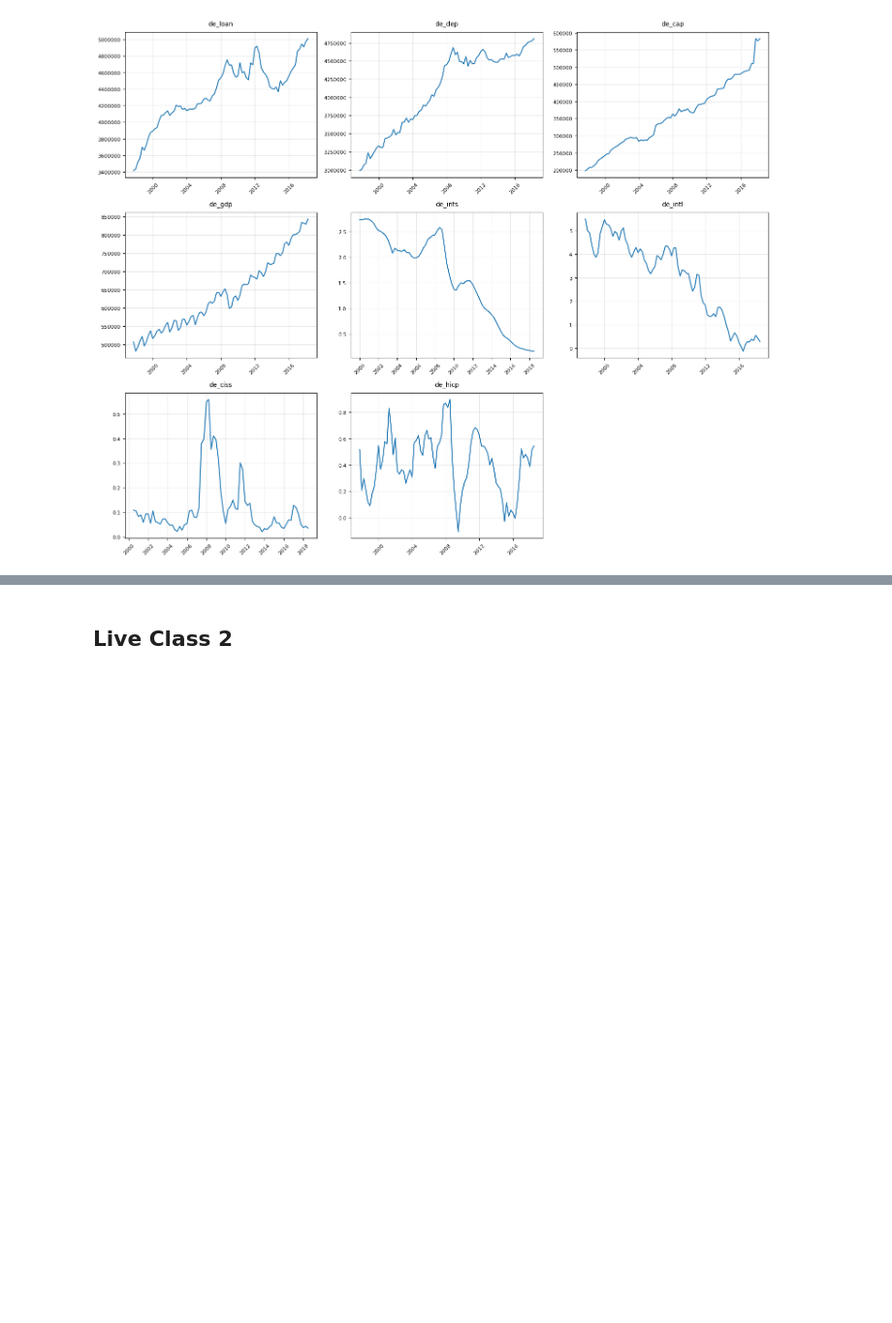
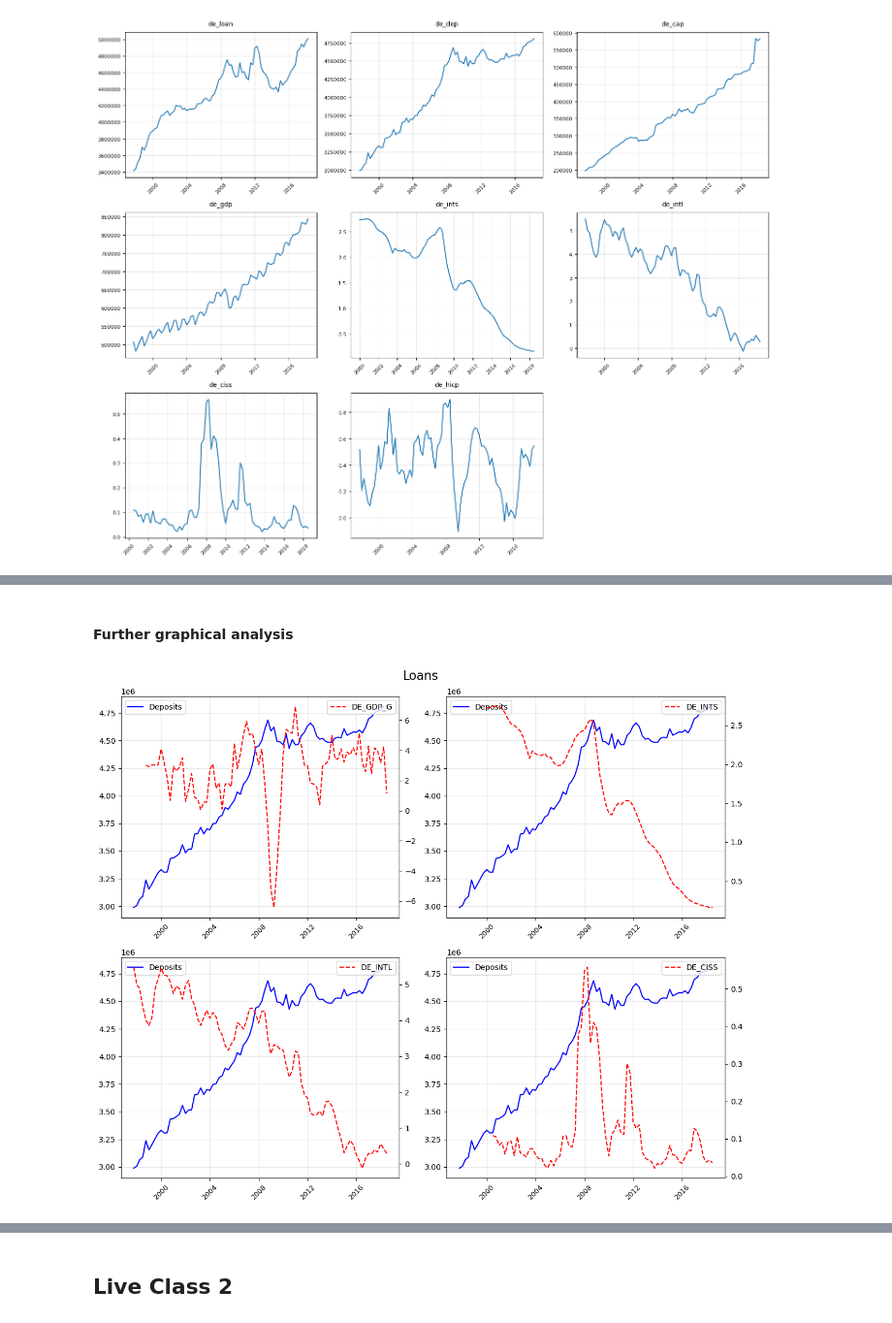
Before and after one commit to hugobrrss/FBF, a Jupyter notebook: FBF_TimeSeries_LiveClasses.ipynb, the cells around one changed output, grey strips where cells are left out. Shown at 97% size. Saved outputs shown, nothing was run; the diff lists cells and outputs as text; code cells hidden in the pictures; blank space fills up the shorter version.

```diff
--- a/FBF_TimeSeries_LiveClasses.ipynb
+++ b/FBF_TimeSeries_LiveClasses.ipynb
@@ -220,0 +259,37 @@ plt.show()
+# %% [markdown]
+#### Further graphical analysis
+# %%
+final_df['de_gdp_g'] = final_df['de_gdp'].pct_change(4) * 100
+
+# Looking at relationship
+
+fig, axes = plt.subplots(2, 2, figsize=(12, 10))
+axes = axes.flatten()  # flatten 2x2 grid
+fig.suptitle('Loans', fontsize=16)
+
+var_list = ['de_gdp_g','de_ints','de_intl','de_ciss']
+
+for i, var in enumerate(var_list):
+    ax = axes[i]
+
+    # x-axis values
+    x_values = final_df.index.to_timestamp() if hasattr(final_df.index, 'to_timestamp') else final_df.index
+
+    # left y-axis
+    ax.plot(x_values, final_df['de_dep'], linewidth=1.5, color='blue', label='Deposits')
+
+    # right y-axis
+    ax2 = ax.twinx()
+    ax2.plot(x_values, final_df[var], linewidth=1.5, color='red', linestyle='--', label=f'{var.upper()}')
+
+
+    # grid and formatting
+    ax.legend()
+    ax2.legend()
+    ax.grid(True, alpha=0.3)
+    ax.tick_params(axis='x', rotation=45, labelsize=9)
+
+plt.tight_layout()
+plt.show()
+# %% [output]
+[figure, added]
```
Also changed, not shown: parts of 23 cells of this notebook.
